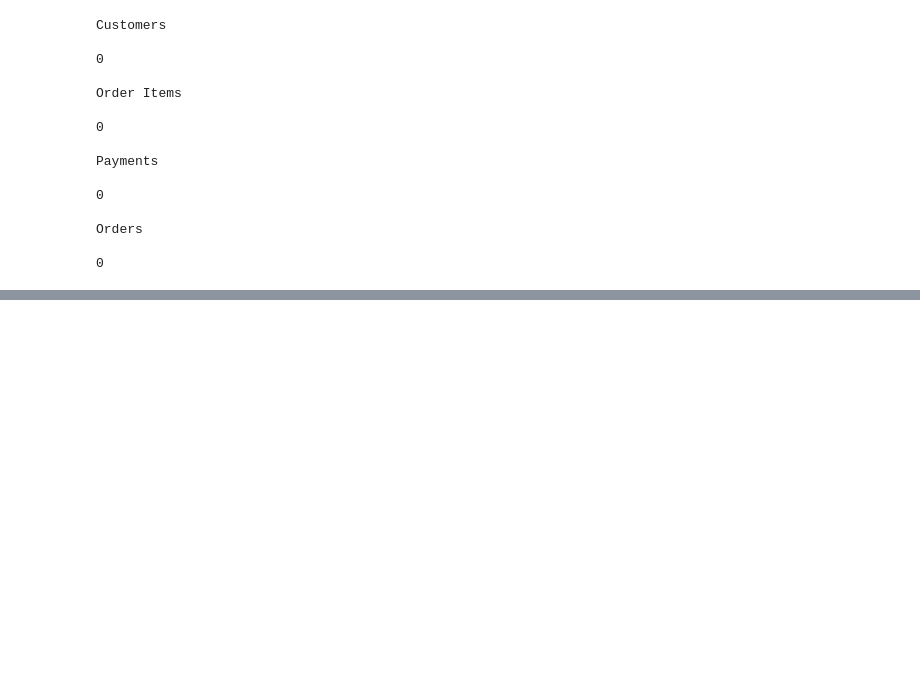
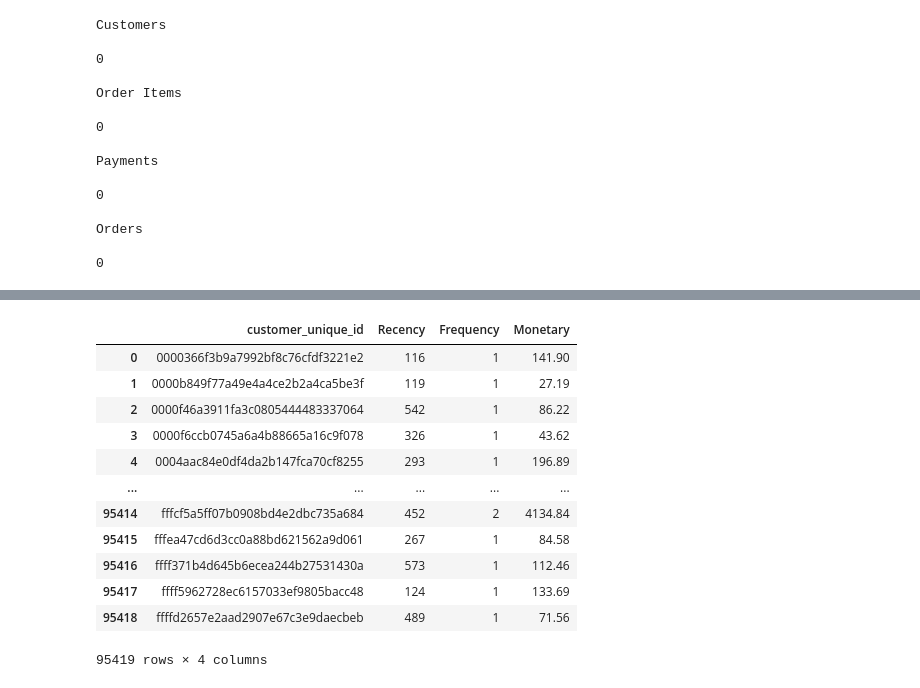
Before and after one commit to onangeko/redstring, a Jupyter notebook: client_analysis_rfm_clustering.ipynb, the cells around one changed output, grey strips where cells are left out. Cells and saved outputs as stored; diff of their text form; code cells hidden in the pictures; blank space fills up the shorter version.

```diff
--- a/client_analysis_rfm_clustering.ipynb
+++ b/client_analysis_rfm_clustering.ipynb
@@ -89,4 +109,5 @@ Orders
 df = pd.merge(orders, order_payments, on='order_id')
 df = df.merge(customers, on='customer_id')
 df = df.merge(order_items, on='order_id')
+df['order_purchase_timestamp'] =pd.to_datetime(df['order_purchase_timestamp'])
 df.head()
@@ -95,0 +214,20 @@ df.describe()
+# %%
+#Merge the dataframes
+rf = recency.merge(frequency, on='customer_unique_id')
+rfm = rf.merge(monetary, on='customer_unique_id').drop(columns='order_purchase_timestamp')
+
+rfm
+# %% [output]
+|  | customer_unique_id | Recency | Frequency | Monetary |
+| 0 | 0000366f3b9a7992bf8c76cfdf3221e2 | 116 | 1 | 141.90 |
+| 1 | 0000b849f77a49e4a4ce2b2a4ca5be3f | 119 | 1 | 27.19 |
+| 2 | 0000f46a3911fa3c0805444483337064 | 542 | 1 | 86.22 |
+| 3 | 0000f6ccb0745a6a4b88665a16c9f078 | 326 | 1 | 43.62 |
+| 4 | 0004aac84e0df4da2b147fca70cf8255 | 293 | 1 | 196.89 |
+| ... | ... | ... | ... | ... |
+| 95414 | fffcf5a5ff07b0908bd4e2dbc735a684 | 452 | 2 | 4134.84 |
+| 95415 | fffea47cd6d3cc0a88bd621562a9d061 | 267 | 1 | 84.58 |
+| 95416 | ffff371b4d645b6ecea244b27531430a | 573 | 1 | 112.46 |
+| 95417 | ffff5962728ec6157033ef9805bacc48 | 124 | 1 | 133.69 |
+| 95418 | ffffd2657e2aad2907e67c3e9daecbeb | 489 | 1 | 71.56 |
+95419 rows × 4 columns
```
Also changed, not shown: parts of 18 cells of this notebook, 2 other files.
